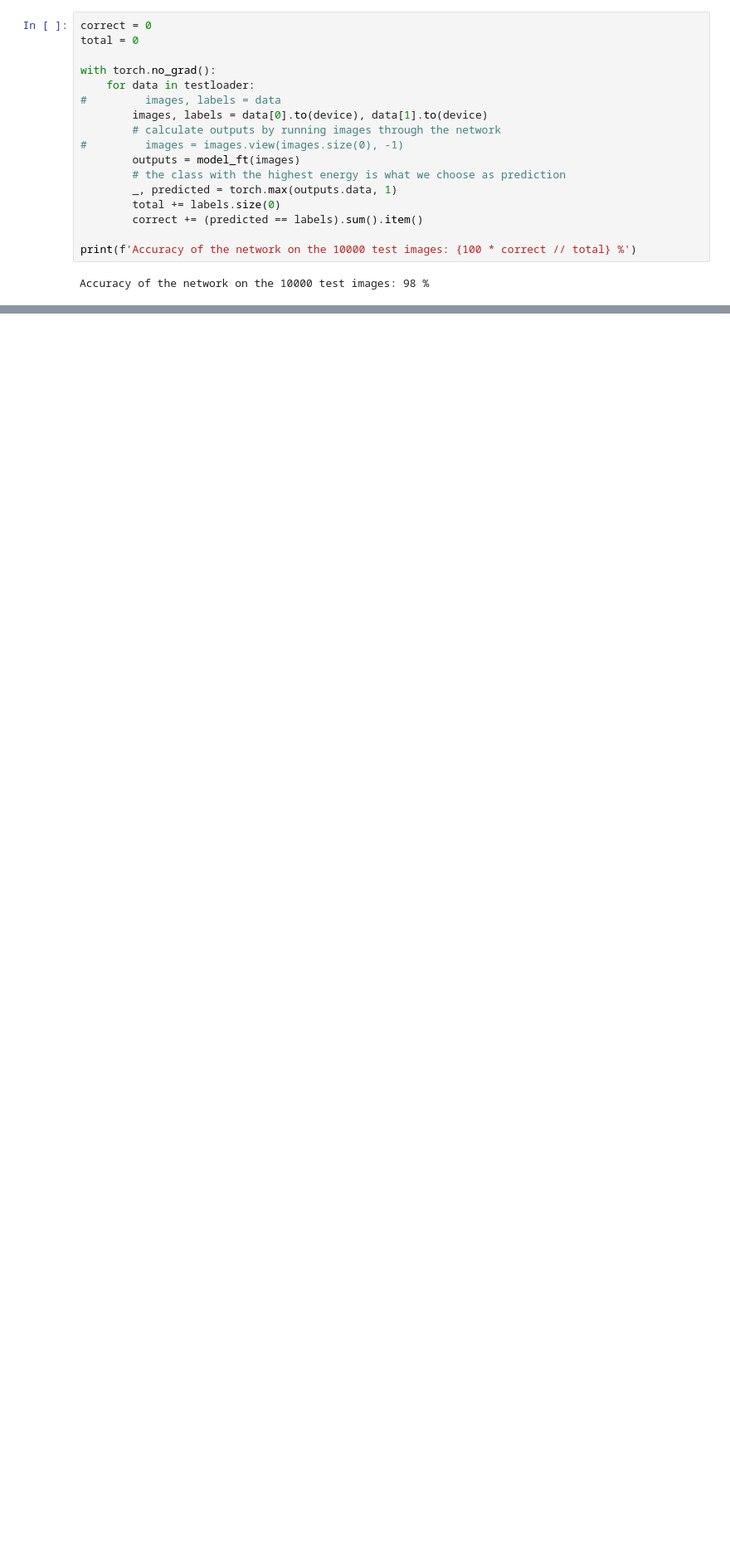
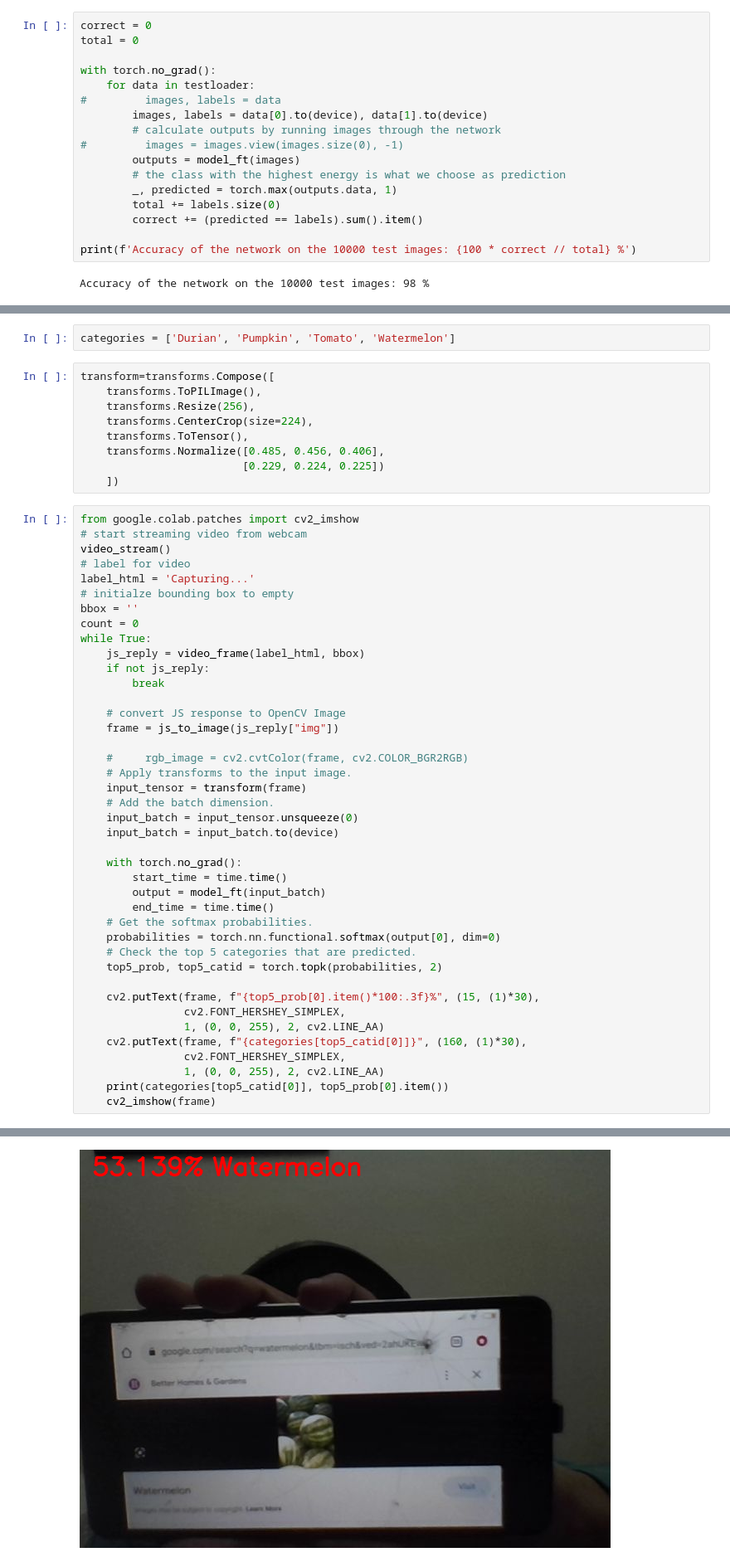
Before and after one commit to WanNazme/DLIVACV_Assigments, a Jupyter notebook: DL_Assignment2_WanNazme.ipynb, the cells around one changed output, grey strips where cells are left out. Shown at 83% size. Cells and saved outputs as stored; diff of their text form; blank space fills up the shorter version.

```diff
--- a/DL_Assignment2_WanNazme.ipynb
+++ b/DL_Assignment2_WanNazme.ipynb
@@ -380,0 +564,53 @@ Accuracy of the network on the 10000 test images: 98 %
+# %%
+categories = ['Durian', 'Pumpkin', 'Tomato', 'Watermelon']
+# %%
+transform=transforms.Compose([
+    transforms.ToPILImage(),
+    transforms.Resize(256),
+    transforms.CenterCrop(size=224),
+    transforms.ToTensor(),
+    transforms.Normalize([0.485, 0.456, 0.406],
+                         [0.229, 0.224, 0.225])
+    ])
+# %%
+from google.colab.patches import cv2_imshow
+# start streaming video from webcam
+video_stream()
+# label for video
+label_html = 'Capturing...'
+# initialze bounding box to empty
+bbox = ''
+count = 0
+while True:
+    js_reply = video_frame(label_html, bbox)
+    if not js_reply:
+        break
+
+    # convert JS response to OpenCV Image
+    frame = js_to_image(js_reply["img"])
+
+    #     rgb_image = cv2.cvtColor(frame, cv2.COLOR_BGR2RGB)
+    # Apply transforms to the input image.
+    input_tensor = transform(frame)
+    # Add the batch dimension.
+    input_batch = input_tensor.unsqueeze(0)
+    input_batch = input_batch.to(device)
+
+    with torch.no_grad():
+        start_time = time.time()
+        output = model_ft(input_batch)
+        end_time = time.time()
+    # Get the softmax probabilities.
+    probabilities = torch.nn.functional.softmax(output[0], dim=0)
+    # Check the top 5 categories that are predicted.
+    top5_prob, top5_catid = torch.topk(probabilities, 2)
+
+    cv2.putText(frame, f"{top5_prob[0].item()*100:.3f}%", (15, (1)*30),
+                cv2.FONT_HERSHEY_SIMPLEX,
+                1, (0, 0, 255), 2, cv2.LINE_AA)
+    cv2.putText(frame, f"{categories[top5_catid[0]]}", (160, (1)*30),
+                cv2.FONT_HERSHEY_SIMPLEX,
+                1, (0, 0, 255), 2, cv2.LINE_AA)
+    print(categories[top5_catid[0]], top5_prob[0].item())
+    cv2_imshow(frame)
+# %% [output]
@@ -380,0 +619 @@ Accuracy of the network on the 10000 test images: 98 %
+[figure, added]
```
Also changed, not shown: parts of 7 cells of this notebook.
